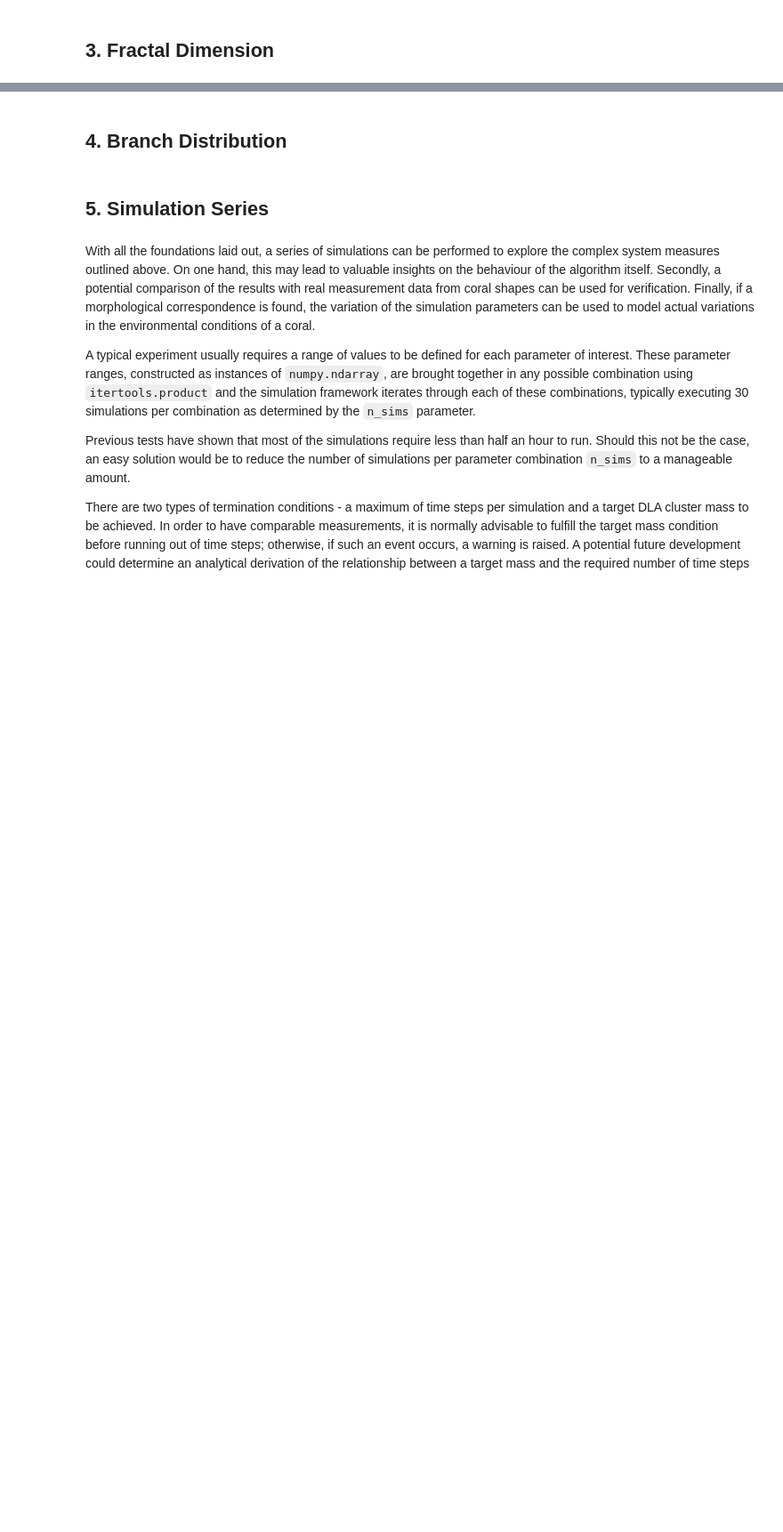
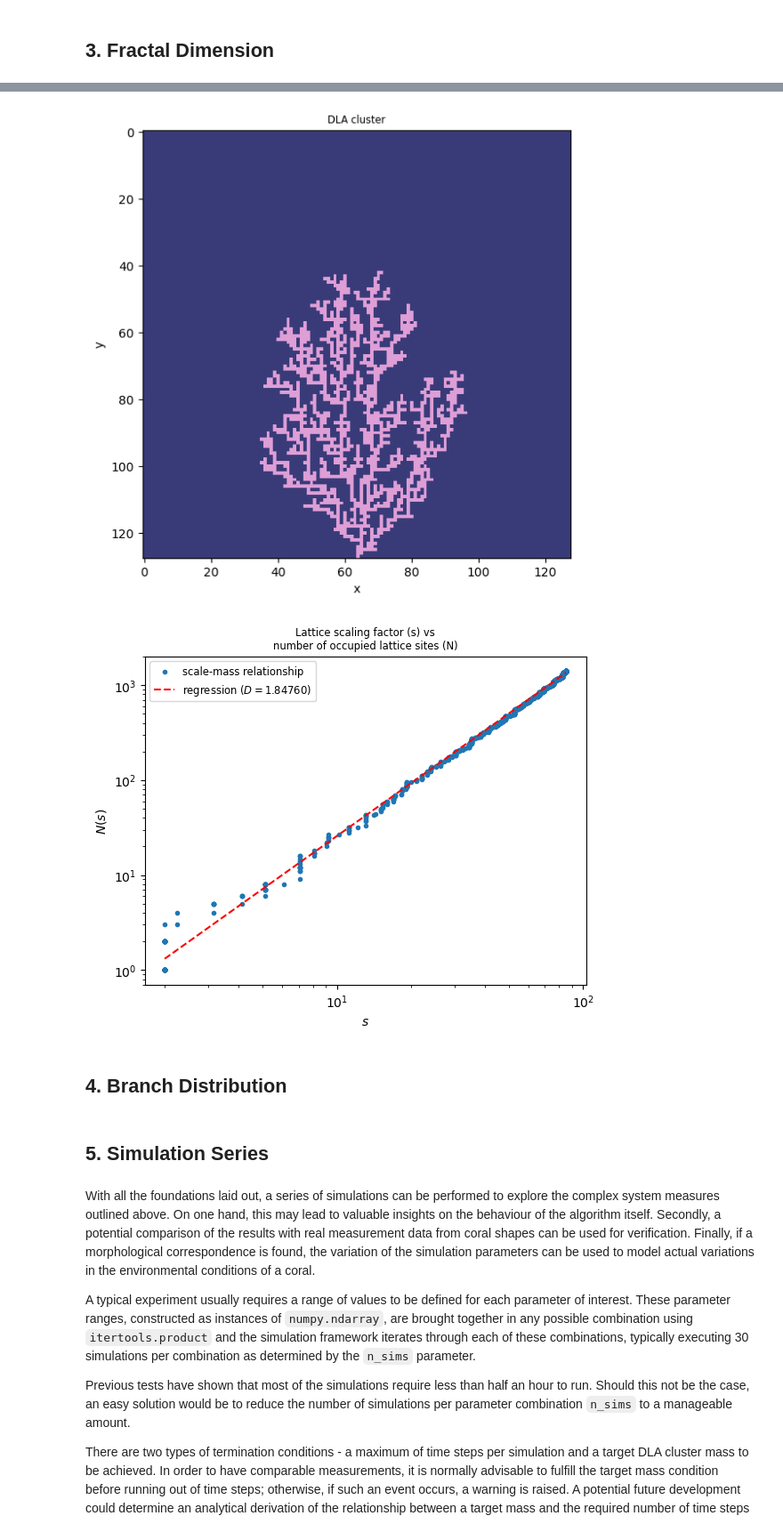
Before and after one commit to mboyan/complex-system-simulation, a Jupyter notebook: Code/ProjectNotebook.ipynb, the cells around one changed output, grey strips where cells are left out. Shown at 89% size. Cells and saved outputs as stored; diff of their text form; code cells hidden in the pictures; blank space fills up the shorter version.

```diff
--- a/Code/ProjectNotebook.ipynb
+++ b/Code/ProjectNotebook.ipynb
@@ -96,2 +146,11 @@ vt.plot_fractal_dimension(scales, n_boxes, coeffs)
+# %%
+lattice_frames, particles_frames, dla_radii, seeds = ds.run_dla(128, 2000, 0.1, track_radius=True)
+vt.plot_lattice(lattice_frames[-1], cell_size=1)
+n_boxes = np.sum(lattice_frames, axis=(1,2), dtype=int)
+fractal_dims, coeffs = csm.fractal_dimension_radius(dla_radii, n_boxes, fit=True)
+vt.plot_fractal_dimension(dla_radii, n_boxes, coeffs)
+# %% [output]
+[figure, added]
+[figure, added]
 # %% [markdown]
 ## 4. Branch Distribution
```
Also changed, not shown: parts of 16 cells of this notebook, 3 other files.
